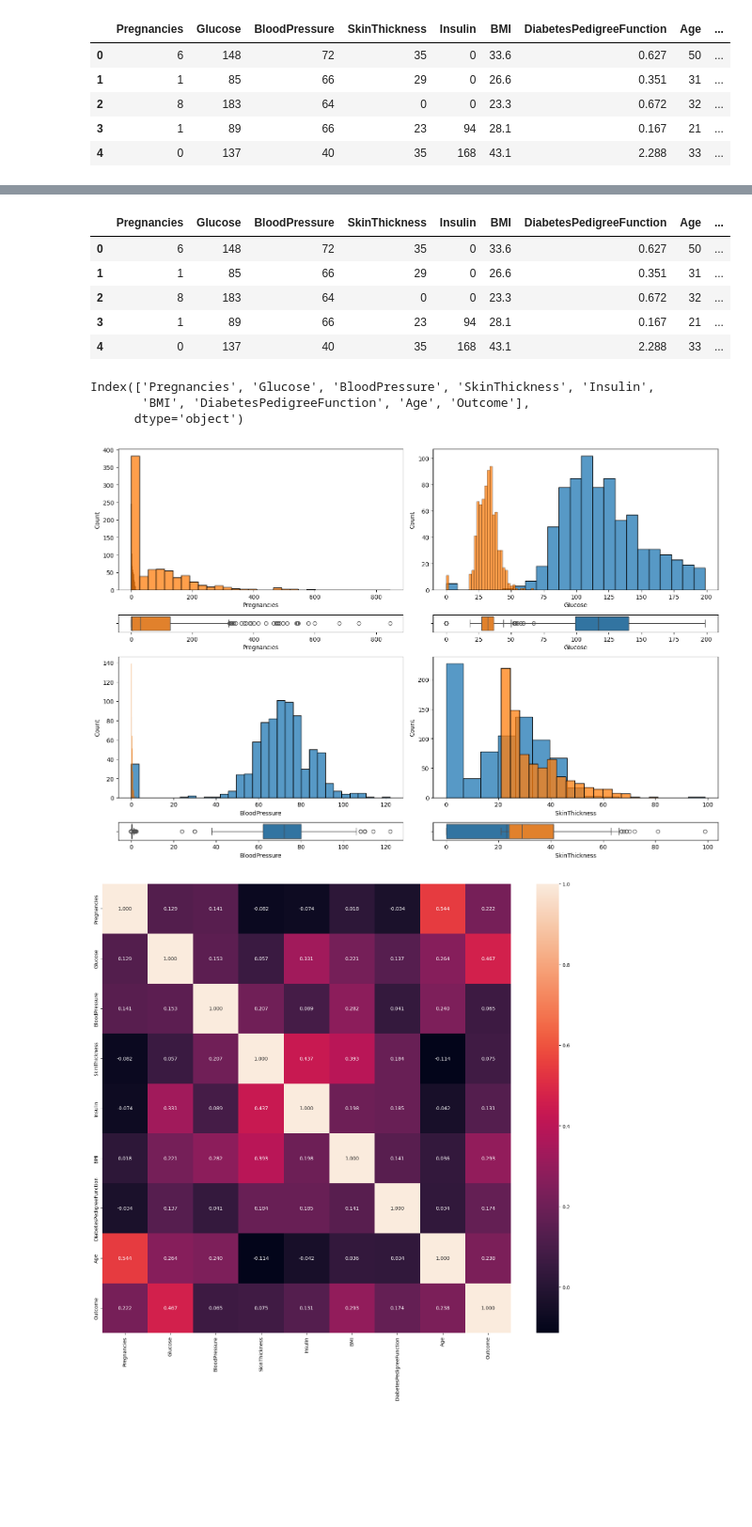
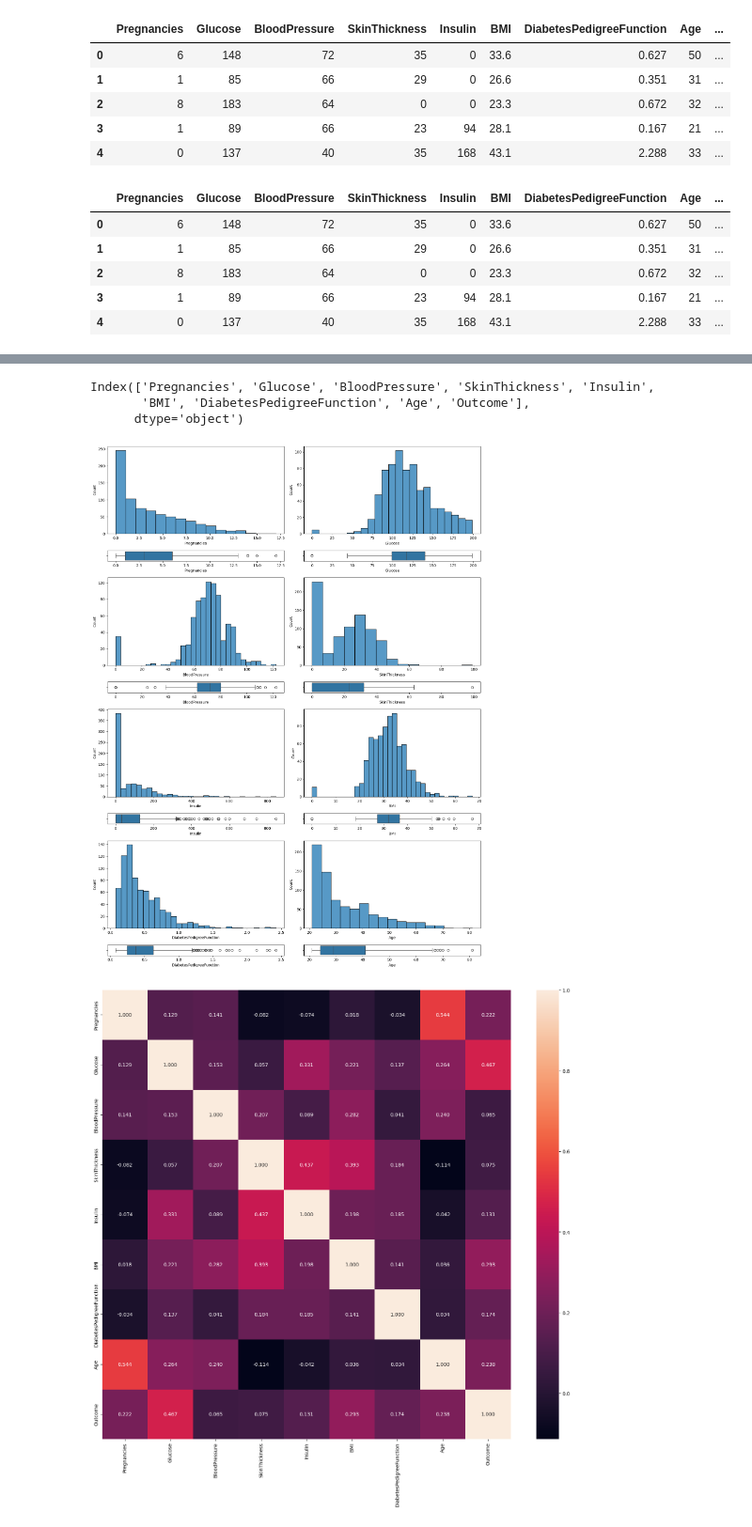
Before and after one commit to PazReumante/decision-tree-project-tutorial, a Jupyter notebook: explore.ipynb, the cells around one changed output, grey strips where cells are left out. Shown at 94% size. Saved outputs shown, nothing was run; the diff lists cells and outputs as text; code cells hidden in the pictures; blank space fills up the shorter version.

```diff
--- a/explore.ipynb
+++ b/explore.ipynb
@@ -14,6 +14,16 @@ df.head()
 | 2 | 8 | 183 | 64 | 0 | 0 | 23.3 | 0.672 | 32 | ... |
 | 3 | 1 | 89 | 66 | 23 | 94 | 28.1 | 0.167 | 21 | ... |
 | 4 | 0 | 137 | 40 | 35 | 168 | 43.1 | 2.288 | 33 | ... |
+# %%
+df = df.drop_duplicates().reset_index(drop = True)
+df.head()
+# %% [output]
+|  | Pregnancies | Glucose | BloodPressure | SkinThickness | Insulin | BMI | DiabetesPedigreeFunction | Age | ... |
+| 0 | 6 | 148 | 72 | 35 | 0 | 33.6 | 0.627 | 50 | ... |
+| 1 | 1 | 85 | 66 | 29 | 0 | 26.6 | 0.351 | 31 | ... |
+| 2 | 8 | 183 | 64 | 0 | 0 | 23.3 | 0.672 | 32 | ... |
+| 3 | 1 | 89 | 66 | 23 | 94 | 28.1 | 0.167 | 21 | ... |
+| 4 | 0 | 137 | 40 | 35 | 168 | 43.1 | 2.288 | 33 | ... |
 # %%
 df.info()
 # %% [output]
@@ -33,16 +43,6 @@ Data columns (total 9 columns):
  8   Outcome                   768 non-null    int64
 dtypes: float64(2), int64(7)
 memory usage: 54.1 KB
-# %%
-df = df.drop_duplicates().reset_index(drop = True)
-df.head()
-# %% [output]
-|  | Pregnancies | Glucose | BloodPressure | SkinThickness | Insulin | BMI | DiabetesPedigreeFunction | Age | ... |
-| 0 | 6 | 148 | 72 | 35 | 0 | 33.6 | 0.627 | 50 | ... |
-| 1 | 1 | 85 | 66 | 29 | 0 | 26.6 | 0.351 | 31 | ... |
-| 2 | 8 | 183 | 64 | 0 | 0 | 23.3 | 0.672 | 32 | ... |
-| 3 | 1 | 89 | 66 | 23 | 94 | 28.1 | 0.167 | 21 | ... |
-| 4 | 0 | 137 | 40 | 35 | 168 | 43.1 | 2.288 | 33 | ... |
 # %%
 df.columns
 # %% [output]
@@ -52,42 +52,42 @@ Index(['Pregnancies', 'Glucose', 'BloodPressure', 'SkinThickness', 'Insulin',
 # %%
 import seaborn as sns
 import matplotlib.pyplot as plt
 
-# Create the figure
-fig, axis = plt.subplots(4, 2, figsize=(15, 10), gridspec_kw={"height_ratios": [8, 1, 8, 1]})
+# Crear la figura con subplots y ajustar los ratios de altura
+fig, axis = plt.subplots(8, 2, figsize=(15, 20), gridspec_kw={"height_ratios": [8, 1, 8, 1, 8, 1, 8, 1]})
 
-# Histograms and Box plots
+# Histogramas y boxplots
 sns.histplot(ax=axis[0, 0], data=df, x="Pregnancies")
 sns.boxplot(ax=axis[1, 0], data=df, x="Pregnancies")
 
 sns.histplot(ax=axis[0, 1], data=df, x="Glucose")
 sns.boxplot(ax=axis[1, 1], data=df, x="Glucose")
 
 sns.histplot(ax=axis[2, 0], data=df, x="BloodPressure")
 sns.boxplot(ax=axis[3, 0], data=df, x="BloodPressure")
 
 sns.histplot(ax=axis[2, 1], data=df, x="SkinThickness")
 sns.boxplot(ax=axis[3, 1], data=df, x="SkinThickness")
 
-sns.histplot(ax=axis[0, 0], data=df, x="Insulin")
-sns.boxplot(ax=axis[1, 0], data=df, x="Insulin")
+sns.histplot(ax=axis[4, 0], data=df, x="Insulin")
+sns.boxplot(ax=axis[5, 0], data=df, x="Insulin")
 
-sns.histplot(ax=axis[0, 1], data=df, x="BMI")
-sns.boxplot(ax=axis[1, 1], data=df, x="BMI")
+sns.histplot(ax=axis[4, 1], data=df, x="BMI")
+sns.boxplot(ax=axis[5, 1], data=df, x="BMI")
 
-sns.histplot(ax=axis[2, 0], data=df, x="DiabetesPedigreeFunction")
-sns.boxplot(ax=axis[3, 0], data=df, x="DiabetesPedigreeFunction")
+sns.histplot(ax=axis[6, 0], data=df, x="DiabetesPedigreeFunction")
+sns.boxplot(ax=axis[7, 0], data=df, x="DiabetesPedigreeFunction")
 
-sns.histplot(ax=axis[2, 1], data=df, x="Age")
-sns.boxplot(ax=axis[3, 1], data=df, x="Age")
+sns.histplot(ax=axis[6, 1], data=df, x="Age")
+sns.boxplot(ax=axis[7, 1], data=df, x="Age")
 
-# Adjust the layout
+# Ajustar el diseño
 plt.tight_layout()
 
-# Display the layout
+# Mostrar la figura
 plt.show()
 # %% [output]
-[figure, old version]
+[figure, new version]
 # %%
 fig, axes = plt.subplots(figsize=(15, 15))
 
```
Also changed, not shown: parts of 29 cells of this notebook.
